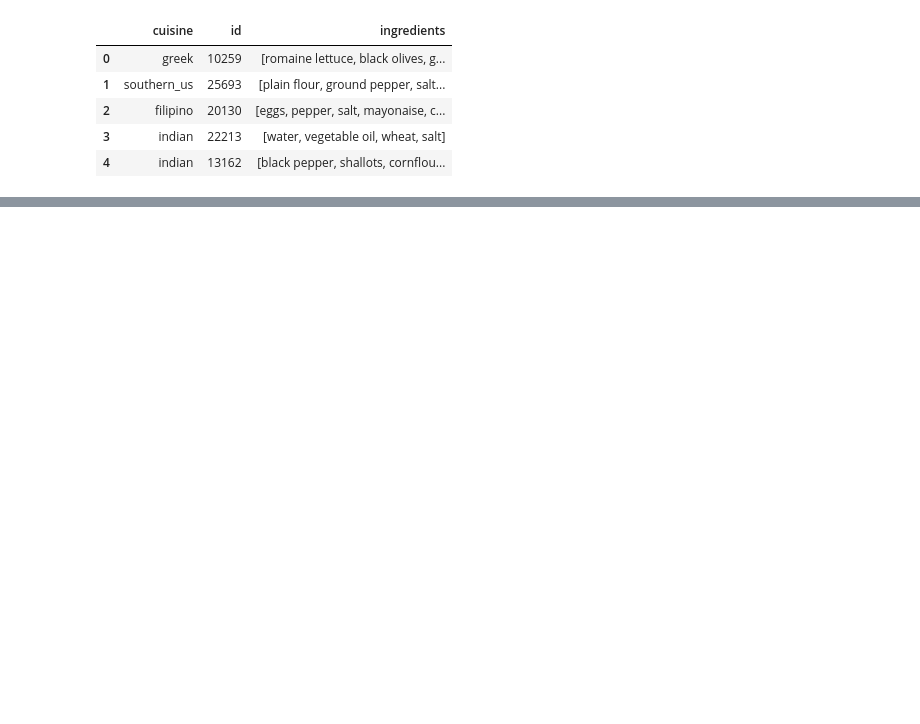
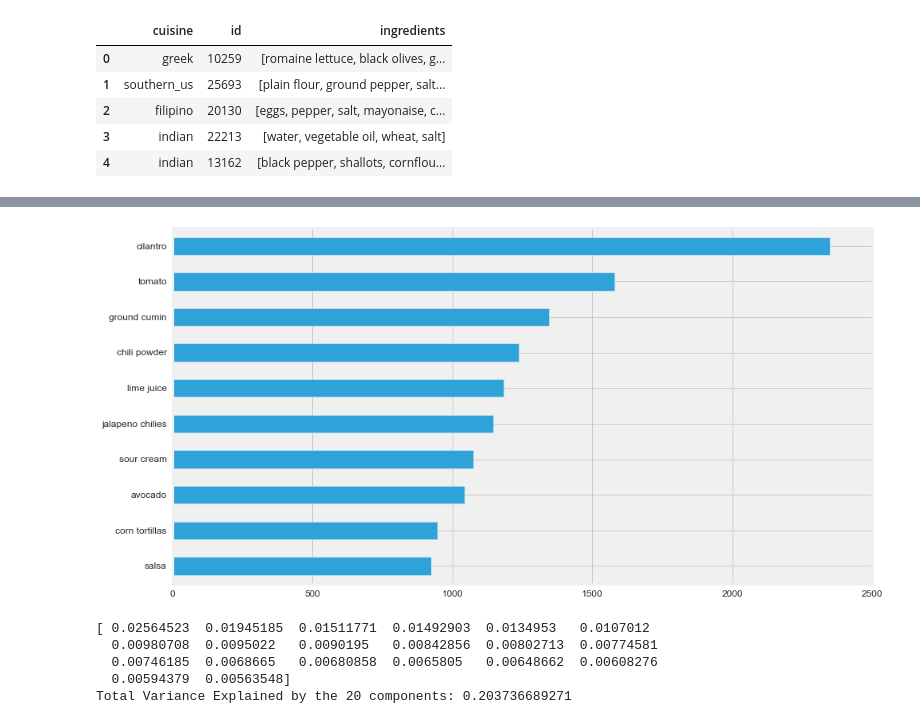
Before and after one commit to lucasarb/machine-learning, a Jupyter notebook: capstone/Recipes_analysis.ipynb, the cells around one changed output, grey strips where cells are left out. Drawn from its saved outputs; the diff is of its cells as text; code cells hidden in the pictures; blank space fills up the shorter version.

```diff
--- a/capstone/Recipes_analysis.ipynb
+++ b/capstone/Recipes_analysis.ipynb
@@ -21,0 +121,13 @@ Types of cuisine: 20
+# %%
+ingredients_per_cuisine = dict()
+ingredients_per_cuisine_norm = dict()
+
+for country in list_of_cuisines:
+    ingredients_per_cuisine[country] = Counter([ingredient for sublist in train[train.cuisine==country].ingredients_clean for ingredient in sublist])
+    ingredients_per_cuisine_norm[country] = ingredients_per_cuisine[country]
+# %%
+most_common_cuisine_dict = dict(ingredients_per_cuisine['mexican'].most_common(10))
+
+plot1 = pd.Series(most_common_cuisine_dict).sort_values().plot(kind = 'barh')
+# %% [output]
+[figure, added]
@@ -21,0 +146,14 @@ Types of cuisine: 20
+# %%
+from sklearn.decomposition import PCA
+
+pca = PCA(n_components=20)
+reduced_data = pca.fit_transform(X.toarray())
+
+print(pca.explained_variance_ratio_)
+print "Total Variance Explained by the {} components: {}".format(len(pca.explained_variance_ratio_),sum(pca.explained_variance_ratio_))
+# %% [output]
+[ 0.02564523  0.01945185  0.01511771  0.01492903  0.0134953   0.0107012
+  0.00980708  0.0095022   0.0090195   0.00842856  0.00802713  0.00774581
+  0.00746185  0.0068665   0.00680858  0.0065805   0.00648662  0.00608276
+  0.00594379  0.00563548]
+Total Variance Explained by the 20 components: 0.203736689271
```
Also changed, not shown: parts of 28 cells of this notebook, 2 other files.
